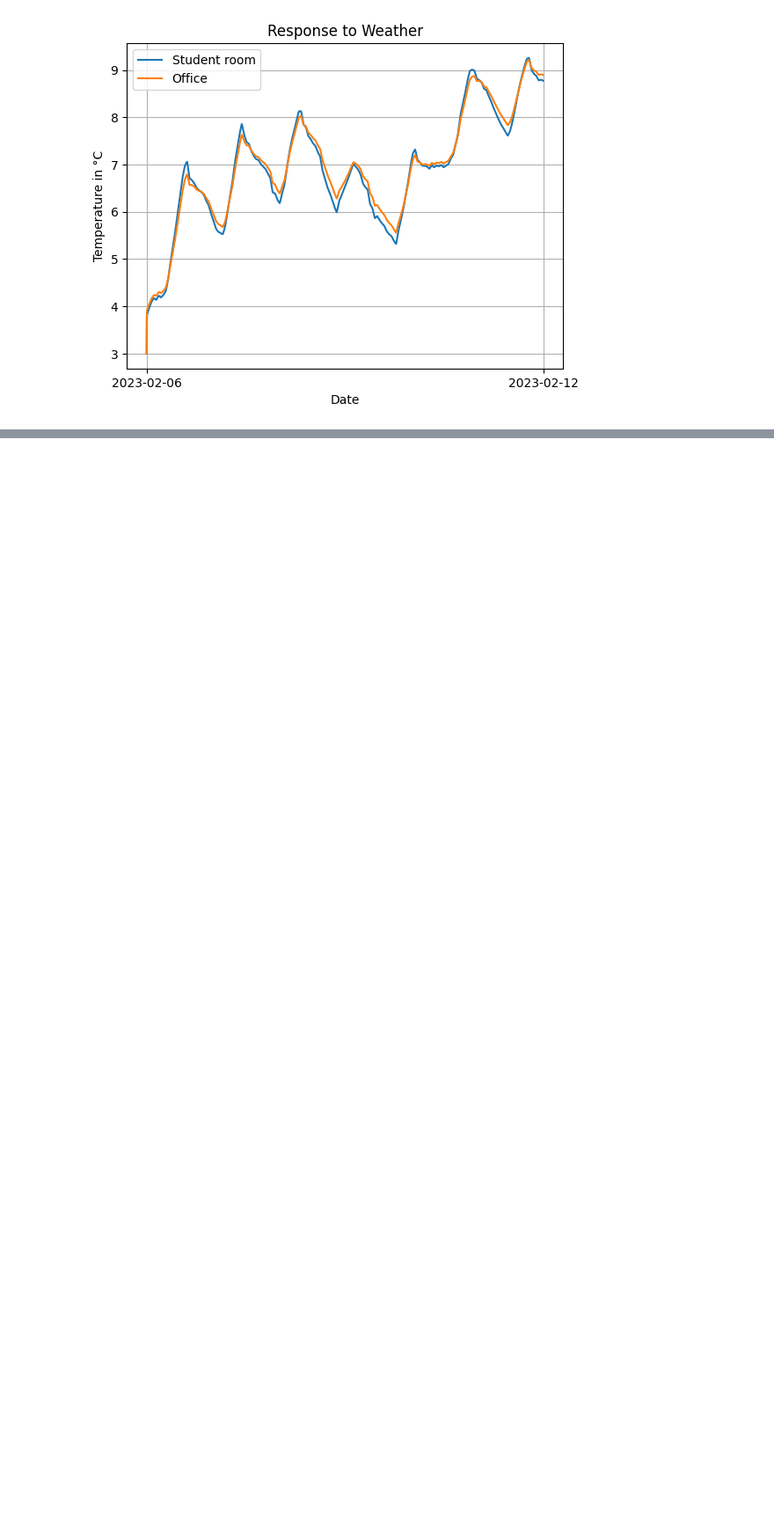
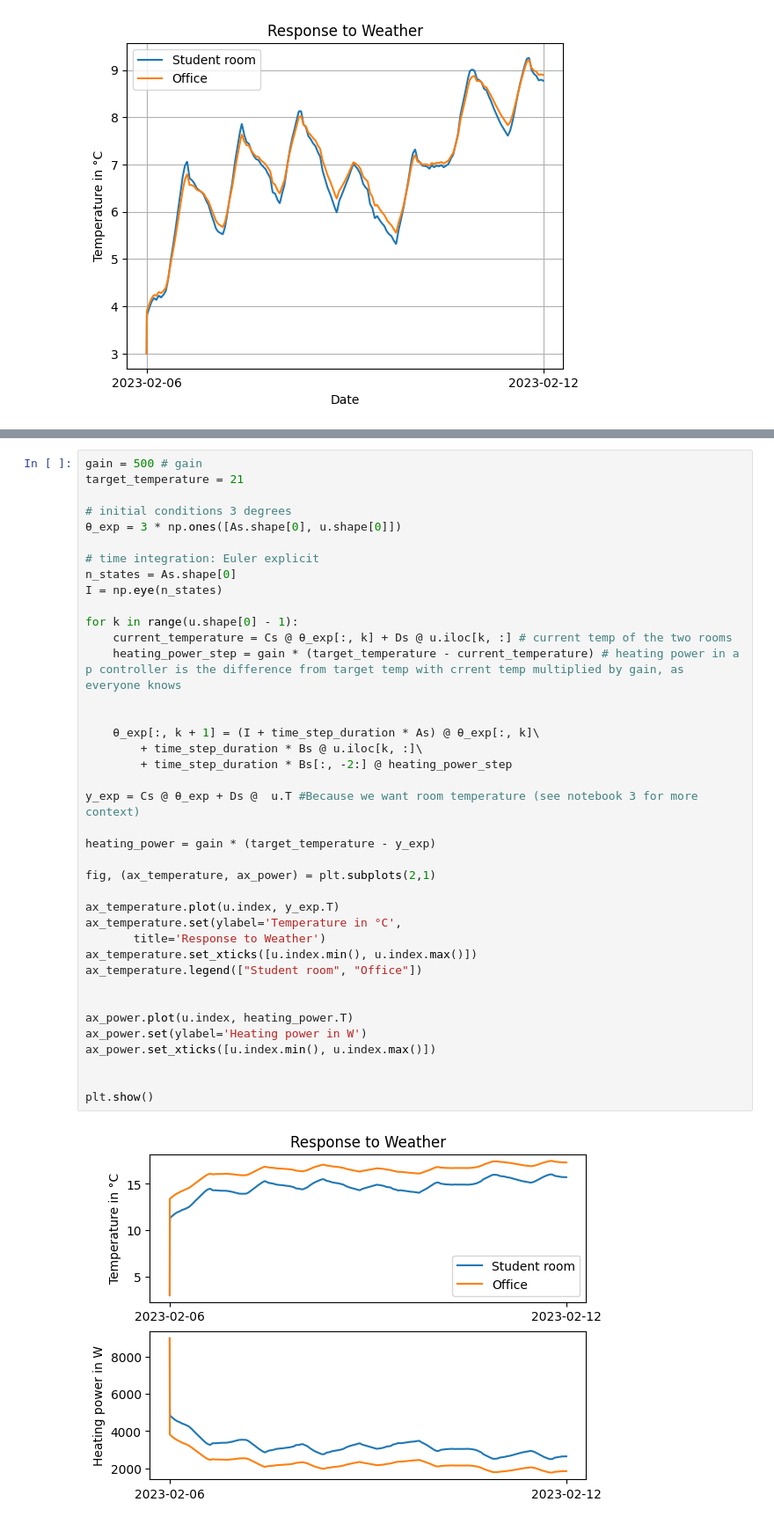
Before and after one commit to linokaiser/CE4IB, a Jupyter notebook: 04_simulate_response_to_weather.ipynb, the cells around one changed output, grey strips where cells are left out. Shown at 88% size. Saved outputs shown, nothing was run; the diff lists cells and outputs as text; blank space fills up the shorter version.

Commit message:
added p controller, updated präsi

```diff
--- a/04_simulate_response_to_weather.ipynb
+++ b/04_simulate_response_to_weather.ipynb
@@ -123,0 +122,41 @@ The next step will be adding a simple p-controller
+# %%
+gain = 500 # gain
+target_temperature = 21
+
+# initial conditions 3 degrees
+θ_exp = 3 * np.ones([As.shape[0], u.shape[0]])
+
+# time integration: Euler explicit
+n_states = As.shape[0]
+I = np.eye(n_states)
+
+for k in range(u.shape[0] - 1):
+    current_temperature = Cs @ θ_exp[:, k] + Ds @ u.iloc[k, :] # current temp of the two rooms
+    heating_power_step = gain * (target_temperature - current_temperature) # heating power in a p controller is the difference from target temp with crrent temp multiplied by gain, as everyone knows
+
+
+    θ_exp[:, k + 1] = (I + time_step_duration * As) @ θ_exp[:, k]\
+        + time_step_duration * Bs @ u.iloc[k, :]\
+        + time_step_duration * Bs[:, -2:] @ heating_power_step
+
+y_exp = Cs @ θ_exp + Ds @  u.T #Because we want room temperature (see notebook 3 for more context)
+
+heating_power = gain * (target_temperature - y_exp)
+
+fig, (ax_temperature, ax_power) = plt.subplots(2,1)
+
+ax_temperature.plot(u.index, y_exp.T)
+ax_temperature.set(ylabel='Temperature in °C',
+       title='Response to Weather')
+ax_temperature.set_xticks([u.index.min(), u.index.max()])
+ax_temperature.legend(["Student room", "Office"])
+
+
+ax_power.plot(u.index, heating_power.T)
+ax_power.set(ylabel='Heating power in W')
+ax_power.set_xticks([u.index.min(), u.index.max()])
+
+
+plt.show()
+# %% [output]
+[figure, added]
```
Also changed, not shown: parts of 3 cells of this notebook, 6 other files.
